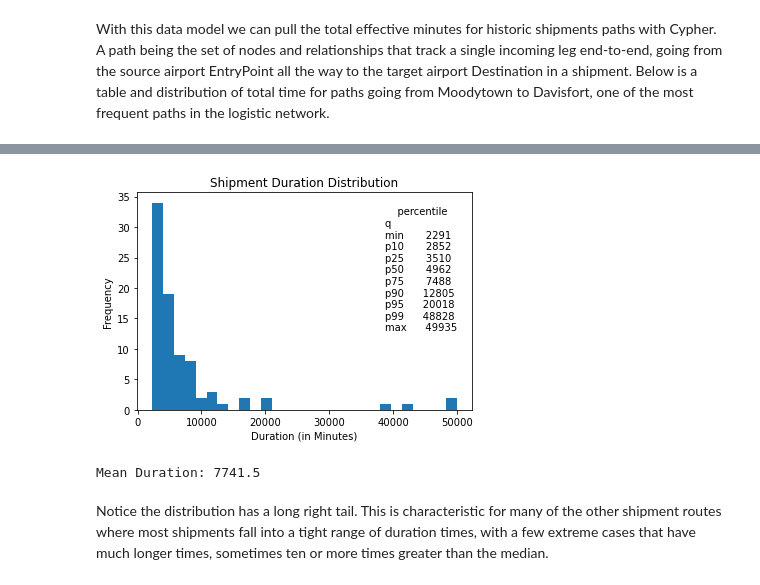
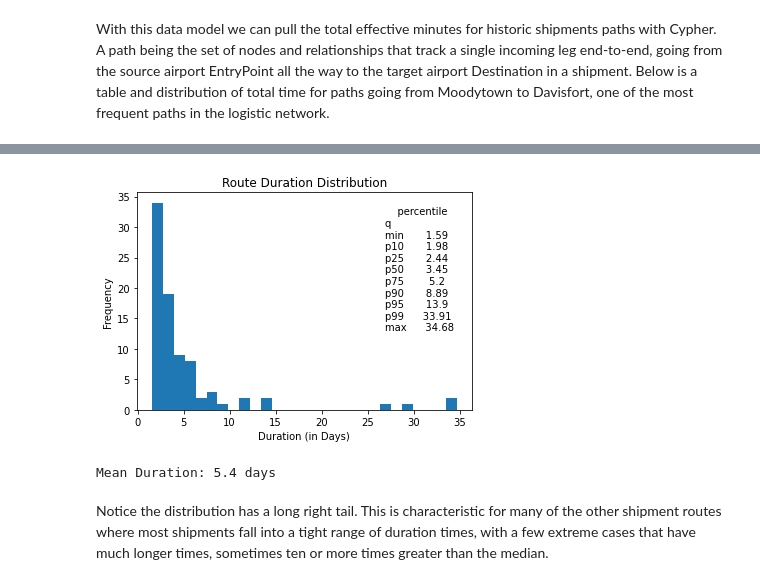
Before and after one commit to neo4j-product-examples/supply-chain-logistics-demo, a Jupyter notebook: part3-path-finding-and-what-if/route-finding-demo.ipynb, the cells around one changed output, grey strips where cells are left out. Cells and saved outputs as stored; diff of their text form; code cells hidden in the pictures.

```diff
--- a/part3-path-finding-and-what-if/route-finding-demo.ipynb
+++ b/part3-path-finding-and-what-if/route-finding-demo.ipynb
@@ -67,5 +67,11 @@ moodytown_davisfort_df = gds.run_cypher('''
     RETURN incomingLegId, outgoingLegId, shipmentId, incomingMinutes, outgoingMinutes, (incomingMinutes + outgoingMinutes) AS totalMinutes
     ORDER BY incomingLegId
 ''', params = {'sourceAirportId': source_airport_id, 'targetAirportId': target_airport_id})
+
+moodytown_davisfort_df['incomingDuration'] = ds_utils.minutes_to_duration(moodytown_davisfort_df.incomingMinutes)
+moodytown_davisfort_df['outgoingDuration'] = ds_utils.minutes_to_duration(moodytown_davisfort_df.outgoingMinutes)
+moodytown_davisfort_df['totalDuration'] = ds_utils.minutes_to_duration(moodytown_davisfort_df.totalMinutes)
+moodytown_davisfort_df['totalDurationDays'] = moodytown_davisfort_df.totalMinutes/1440.0
+moodytown_davisfort_df.drop(columns=['incomingMinutes', 'outgoingMinutes', 'totalMinutes'], inplace=True)
 moodytown_davisfort_df
 # %% [output]
@@ -85,22 +91,22 @@ moodytown_davisfort_df
 # %%
 def get_percentiles(s, q=None):
     if q is None:
         q = [0.1, 0.25, 0.5, 0.75, 0.9, 0.95, 0.99]
     q_name = ['min'] + [f'p{int(100*i)}' for i in q] + ['max']
-    p = [s.min()] + [round(s.quantile(i)) for i in q] + [s.max()]
+    p = [round(s.min(),2)] + [round(s.quantile(i), 2) for i in q] + [round(s.max(),2)]
     p_df = pd.DataFrame(np.column_stack((q_name, p)), columns=['q', 'percentile'])
     return p_df.set_index('q')
 
-plt.hist(moodytown_davisfort_df.totalMinutes, bins=max(round(moodytown_davisfort_df.shape[0]/3),5))
-plt.title('Shipment Duration Distribution')
+plt.hist(moodytown_davisfort_df.totalDurationDays, bins=max(round(moodytown_davisfort_df.shape[0]/3),5))
+plt.title('Route Duration Distribution')
 plt.ylabel('Frequency')
-plt.xlabel('Duration (in Minutes)')
-plt.figtext(0.7, 0.4, get_percentiles(moodytown_davisfort_df.totalMinutes).to_string())
+plt.xlabel('Duration (in Days)')
+plt.figtext(0.7, 0.4, get_percentiles(moodytown_davisfort_df.totalDurationDays).to_string())
 plt.show()
-print(f'Mean Duration: {round(moodytown_davisfort_df.totalMinutes.mean(),1)}')
+print(f'Mean Duration: {round(moodytown_davisfort_df.totalDurationDays.mean(),1)} days')
 # %% [output]
-[figure, old version]
+[figure, new version]
-Mean Duration: 7741.5
+Mean Duration: 5.4 days
 # %% [markdown]
 Notice the distribution has a long right tail. This is characteristic for many of the other shipment routes where most shipments fall into a tight range of duration times, with a few extreme cases that have much longer times, sometimes ten or more times greater than the median.
 # %% [markdown]
```
Also changed, not shown: parts of 26 cells of this notebook, 7 other files.
